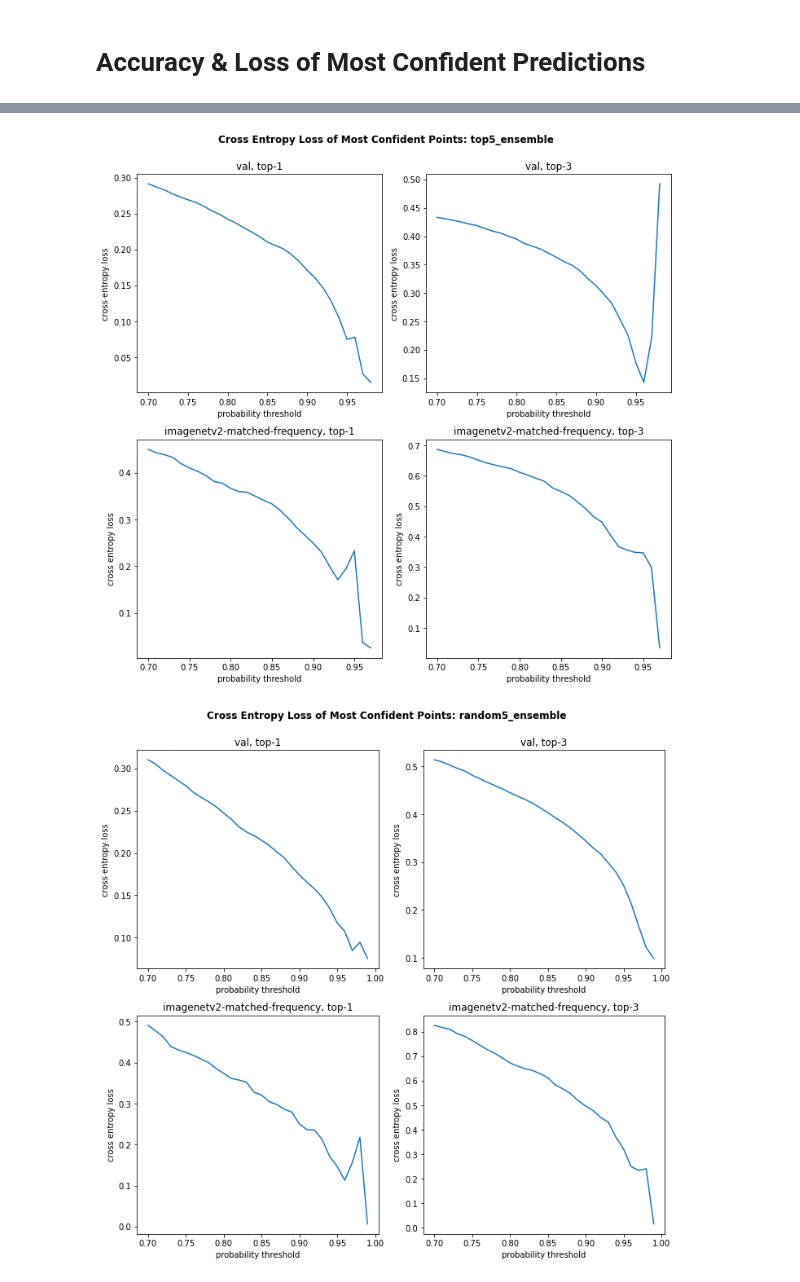
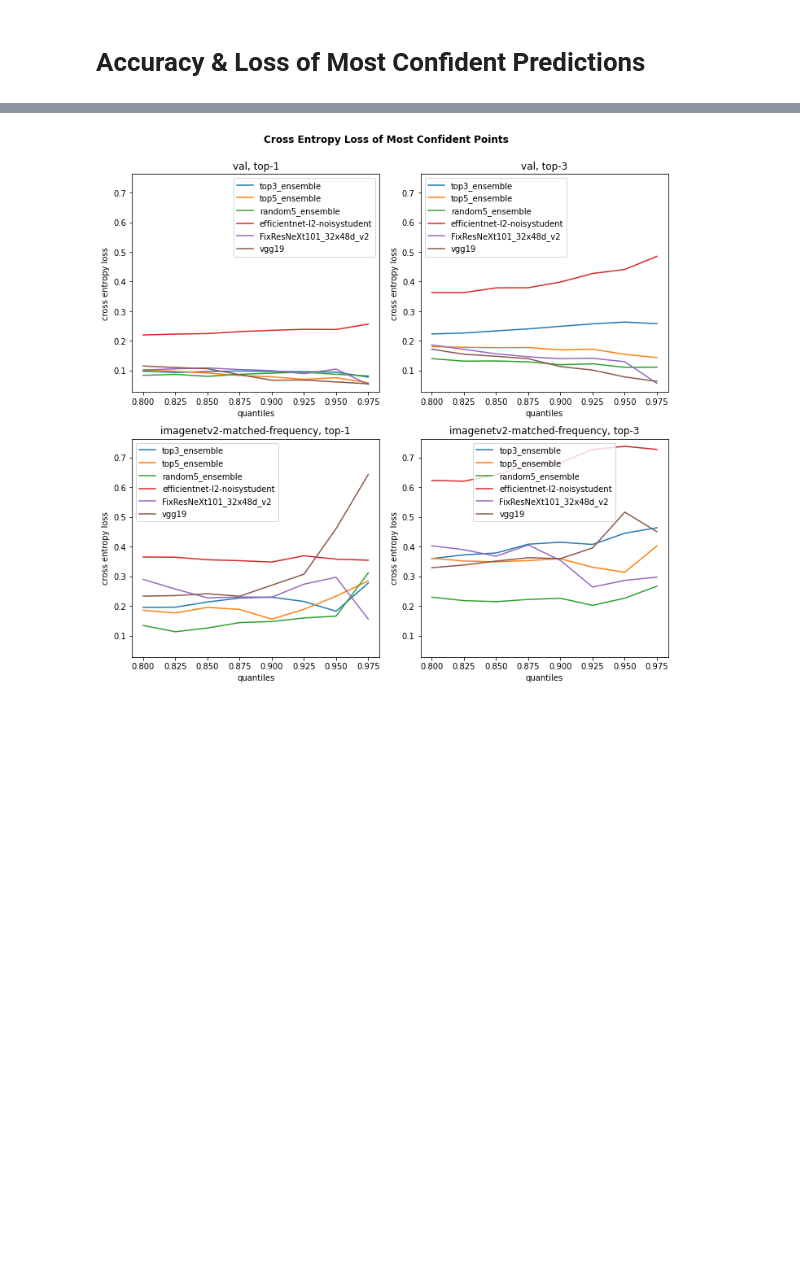
Before and after one commit to csinva/dnn-ensemble, a Jupyter notebook: analysis.ipynb, the cells around one changed output, grey strips where cells are left out. Saved outputs shown, nothing was run; the diff lists cells and outputs as text; code cells hidden in the pictures; blank space fills up the shorter version.

Commit message:
var plots, combine plots into one

```diff
--- a/analysis.ipynb
+++ b/analysis.ipynb
@@ -200,6 +201,7 @@ def majority_vote_models(models):
     return torch.mode(pred, 0, keepdim=True)[0]
 
 for eval_setting in ['val', 'imagenetv2-matched-frequency']:
+    logits[eval_setting]['top3_ensemble'] = ensemble_models(top5_models[:3], eval_setting)
     logits[eval_setting]['top5_ensemble'] = ensemble_models(top5_models, eval_setting)
     logits[eval_setting]['random5_ensemble'] = ensemble_models(random5_models, eval_setting)
     logits[eval_setting]['top5_random5_ensemble'] = ensemble_models(top5_models + random5_models, eval_setting)
@@ -397,5 +405,4 @@ def plot_most_confident_acc(model, lower_bound=0.8):
     plt.show();
 # %%
-for model in ['top5_ensemble', 'random5_ensemble', 'efficientnet-l2-noisystudent', 'FixResNeXt101_32x48d_v2', 'vgg19']:
-    plot_most_confident_acc(model, lower_bound=0.7)
+plot_most_confident_acc(['top3_ensemble', 'top5_ensemble', 'random5_ensemble', 'efficientnet-l2-noisystudent', 'FixResNeXt101_32x48d_v2', 'vgg19'])
 # %% [output]
@@ -458,7 +470,5 @@ def plot_most_confident_loss(model, lower_bound=0.8):
     plt.show();
 # %%
-for model in ['top5_ensemble', 'random5_ensemble', 'efficientnet-l2-noisystudent', 'FixResNeXt101_32x48d_v2', 'vgg19']:
-    plot_most_confident_loss(model, lower_bound=0.7)
+plot_most_confident_loss(['top3_ensemble', 'top5_ensemble', 'random5_ensemble', 'efficientnet-l2-noisystudent', 'FixResNeXt101_32x48d_v2', 'vgg19'])
 # %% [output]
-[figure, old version]
+[figure, new version]
-[figure, removed]
```
Also changed, not shown: parts of 12 cells of this notebook, 12 other files.
